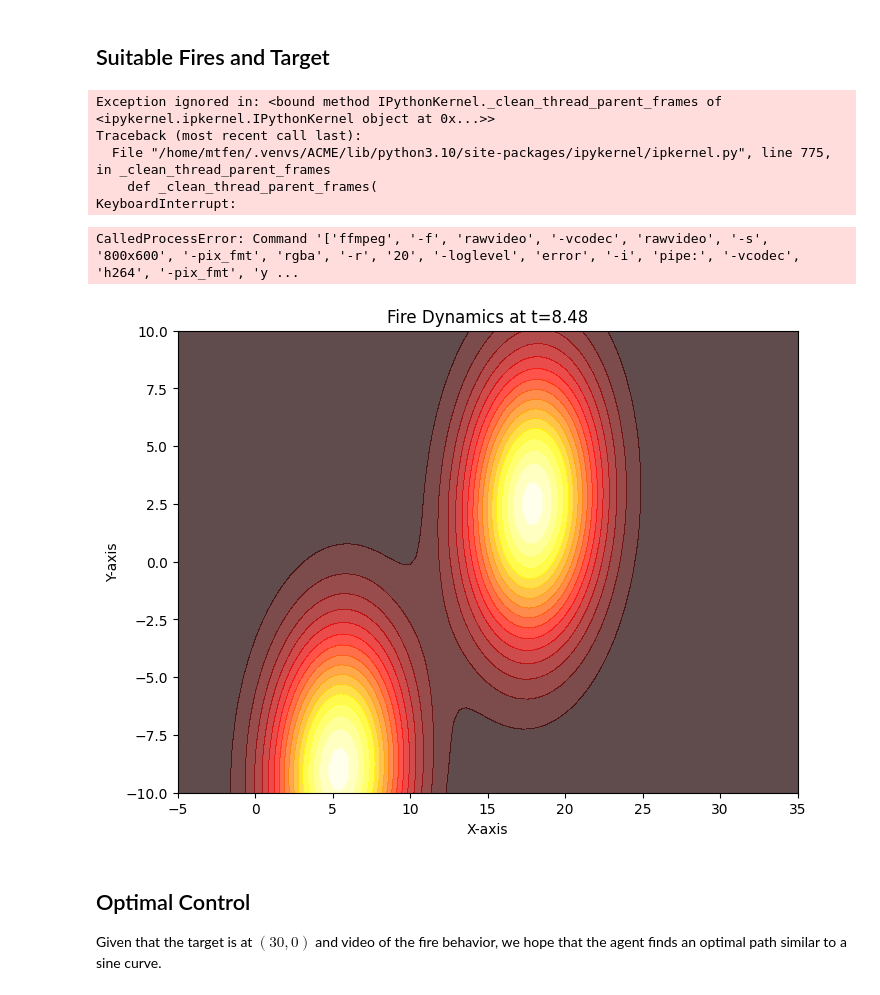
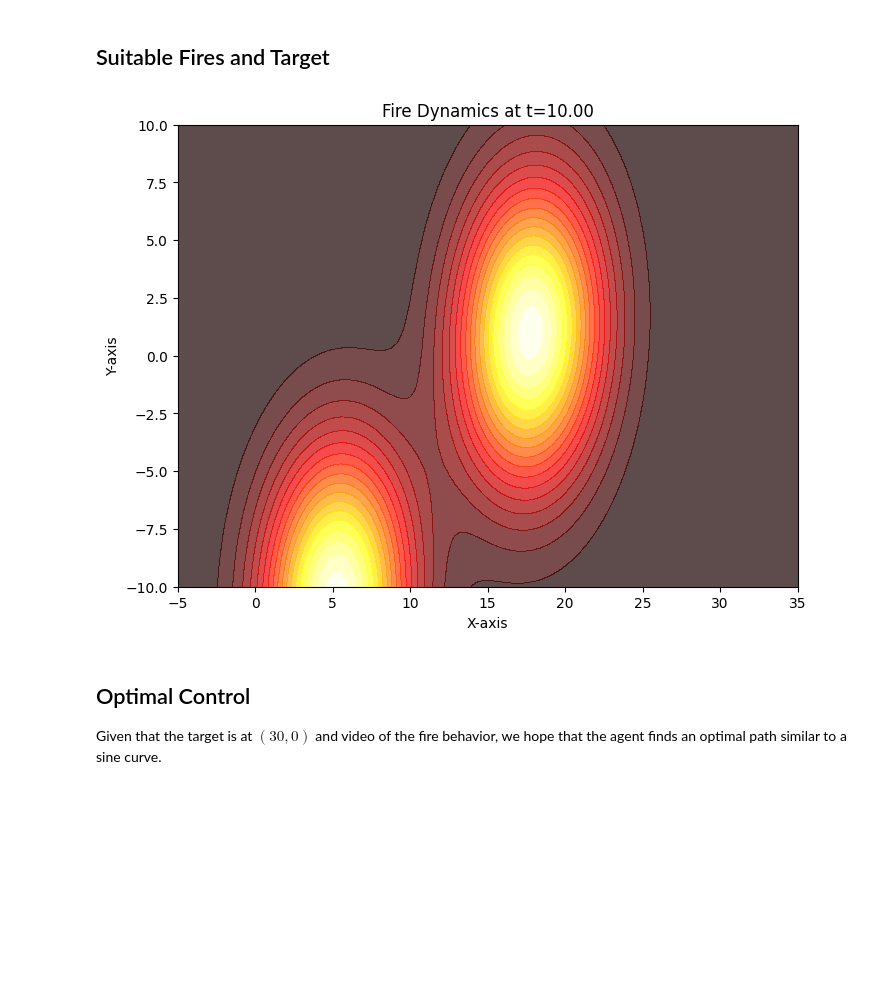
Before and after one commit to mwshumway/Wildfires, a Jupyter notebook: fire2_target1_constw.ipynb, the cells around one changed output. Drawn from its saved outputs; the diff is of its cells as text; code cells hidden in the pictures; blank space fills up the shorter version.

```diff
--- a/fire2_target1_constw.ipynb
+++ b/fire2_target1_constw.ipynb
@@ -139,41 +139,35 @@ contour = None
 def update(t):
     global contour
     if contour is not None:
         for coll in contour.collections:
             coll.remove()
 
     mean1 = [fire1_init[0] + w1 * t, fire1_init[1] + w2 * t]
     mean2 = [fire2_init[0] + w1 * t, fire2_init[1] + w2 * t]
     sigma_parallel = sigma_0 + k * t
     sigma_perp = sigma_0 + c * t
 
     Sigma = np.array([
         [u_x**2 * sigma_parallel + u_y**2 * sigma_perp,
          u_x * u_y * (sigma_parallel - sigma_perp)],
         [u_x * u_y * (sigma_parallel - sigma_perp),
          u_y**2 * sigma_parallel + u_x**2 * sigma_perp]
     ])
 
     Z1 = multivariate_normal.pdf(np.dstack((X, Y)), mean=mean1, cov=Sigma)
     Z2 = multivariate_normal.pdf(np.dstack((X, Y)), mean=mean2, cov=Sigma)
 
     Z = Z1 + Z2
 
     contour = ax.contourf(X, Y, Z, levels=20, cmap='hot', alpha=0.7)
     ax.set_title(f'Fire Dynamics at t={t:.2f}')
     return contour.collections
 
 ani = animation.FuncAnimation(fig, update, frames=np.linspace(0, 10, 100), blit=True)
 
-ani.save('animations/fire3.mp4', writer='ffmpeg', fps=20)
+ani.save('animations/fire2.mp4', writer='ffmpeg', fps=20)
 # %% [output]
-Exception ignored in: <bound method IPythonKernel._clean_thread_parent_frames of <ipykernel.ipkernel.IPythonKernel object at 0x...>>
-Traceback (most recent call last):
-  File "/home/mtfen/.venvs/ACME/lib/python3.10/site-packages/ipykernel/ipkernel.py", line 775, in _clean_thread_parent_frames
-    def _clean_thread_parent_frames(
-KeyboardInterrupt:
-CalledProcessError: Command '['ffmpeg', '-f', 'rawvideo', '-vcodec', 'rawvideo', '-s', '800x600', '-pix_fmt', 'rgba', '-r', '20', '-loglevel', 'error', '-i', 'pipe:', '-vcodec', 'h264', '-pix_fmt', 'y ...
-[figure, old version]
+[figure, new version]
 # %% [markdown]
 ## Optimal Control
 
```
Also changed, not shown: parts of 6 cells of this notebook.
